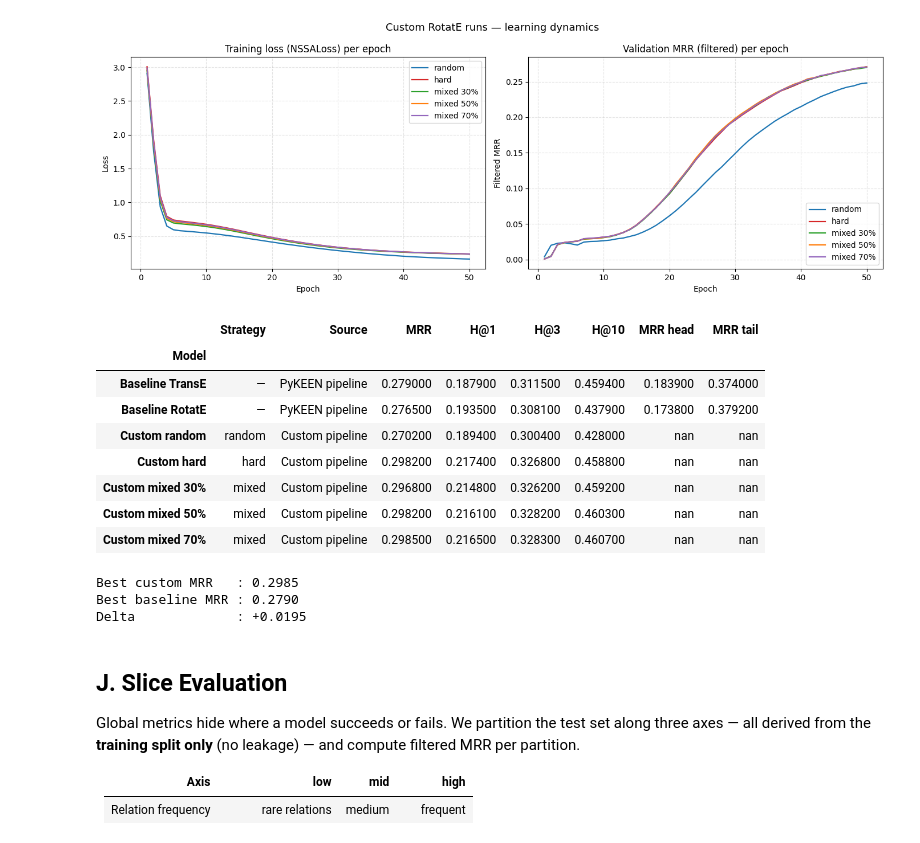
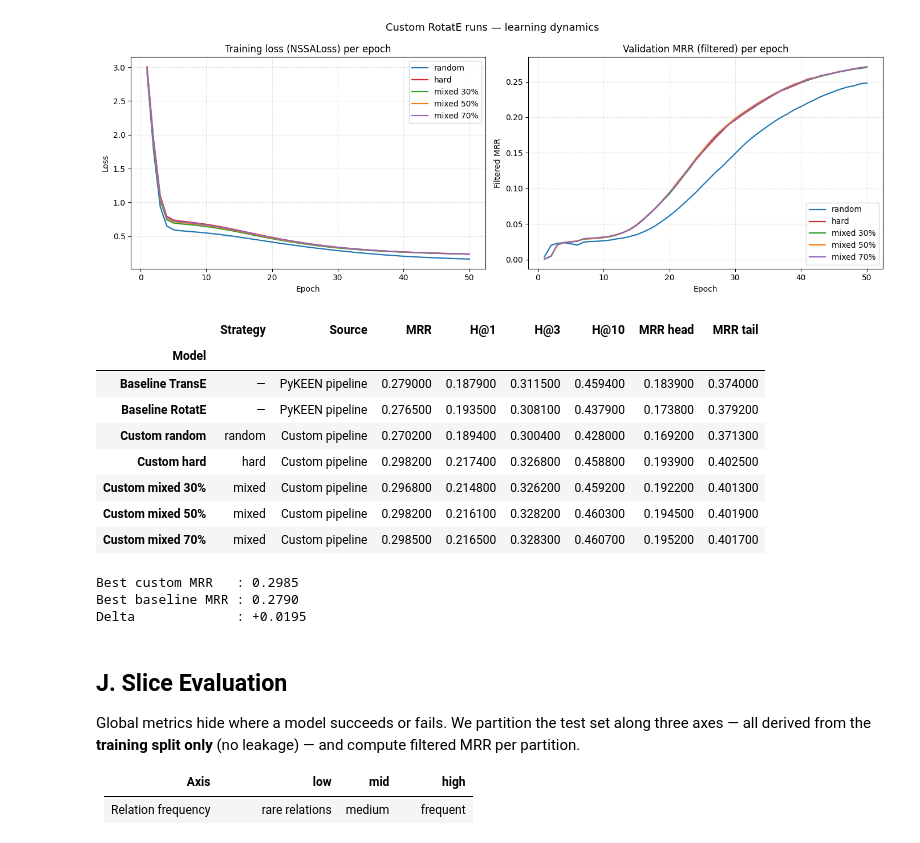
Before and after one commit to thaalia/dl_kg_project, a Jupyter notebook: code/train_pipeline_colab.ipynb, the cells around one changed output. Drawn from its saved outputs; the diff is of its cells as text; code cells hidden in the pictures.

```diff
--- a/code/train_pipeline_colab.ipynb
+++ b/code/train_pipeline_colab.ipynb
@@ -695,7 +695,7 @@ if not histories:
 # %% [output]
 [figure]
 # %%
-import re, pandas as pd
+import re, json, pandas as pd
 from IPython.display import display
 
 # Baseline numbers hard-coded from artifacts/baseline/*_summary.txt
@@ -724,41 +724,61 @@ def _parse_custom(path):
             d[m.group(1)] = float(m.group(2))
     return d
 
 rows = list(BASELINE_ROWS)
 for run_dir, (display_name, strategy) in RUN_DISPLAY.items():
     sp = custom_dir / run_dir / "summary.txt"
     if not sp.exists():
         continue
     d = _parse_custom(sp)
+
+    # Read head/tail MRR from slices.json global section if available
+    mrr_head, mrr_tail = None, None
+    slices_p = custom_dir / run_dir / "slices.json"
+    if slices_p.exists():
+        g = json.load(slices_p.open()).get("global", {})
+        mrr_head = g.get("mrr_head")
+        mrr_tail = g.get("mrr_tail")
+
     rows.append({
         "Model":    display_name, "Strategy": strategy, "Source": "Custom pipeline",
         "MRR":      d.get("test_mrr"),    "H@1":  d.get("test_hits_at_1"),
         "H@3":      d.get("test_hits_at_3"), "H@10": d.get("test_hits_at_10"),
-        "MRR head": None,                 "MRR tail": None,
+        "MRR head": mrr_head,
+        "MRR tail": mrr_tail,
     })
 
 results_df = pd.DataFrame(rows).set_index("Model")
-display(results_df.round(4).style.highlight_max(
-    subset=["MRR", "H@1", "H@3", "H@10"], color="lightgreen", axis=0
+
+HIGHLIGHT_COLS = ["MRR", "H@1", "H@3", "H@10", "MRR head", "MRR tail"]
+
+def _highlight_max(s):
+    col_max = s.max(skipna=True)
+    return ["background-color: lightgreen" if pd.notna(v) and v == col_max else ""
+            for v in s]
+
+display(results_df.round(4).style.apply(
+    _highlight_max,
+    subset=[c for c in HIGHLIGHT_COLS if c in results_df.columns],
+    axis=0,
 ))
 
 custom_mask = results_df["Source"] == "Custom pipeline"
 if custom_mask.any():
     best_custom = results_df.loc[custom_mask, "MRR"].max()
     best_base   = results_df.loc[~custom_mask, "MRR"].max()
     print(f"\nBest custom MRR   : {best_custom:.4f}")
     print(f"Best baseline MRR : {best_base:.4f}")
     print(f"Delta             : {best_custom - best_base:+.4f}")
 # %% [output]
 |  | Strategy | Source | MRR | H@1 | H@3 | H@10 | MRR head | MRR tail |
 | Model |  |  |  |  |  |  |  |  |
 | Baseline TransE | — | PyKEEN pipeline | 0.279000 | 0.187900 | 0.311500 | 0.459400 | 0.183900 | 0.374000 |
 | Baseline RotatE | — | PyKEEN pipeline | 0.276500 | 0.193500 | 0.308100 | 0.437900 | 0.173800 | 0.379200 |
-| Custom random | random | Custom pipeline | 0.270200 | 0.189400 | 0.300400 | 0.428000 | nan | nan |
-| Custom hard | hard | Custom pipeline | 0.298200 | 0.217400 | 0.326800 | 0.458800 | nan | nan |
-| Custom mixed 30% | mixed | Custom pipeline | 0.296800 | 0.214800 | 0.326200 | 0.459200 | nan | nan |
-| Custom mixed 50% | mixed | Custom pipeline | 0.298200 | 0.216100 | 0.328200 | 0.460300 | nan | nan |
-| Custom mixed 70% | mixed | Custom pipeline | 0.298500 | 0.216500 | 0.328300 | 0.460700 | nan | nan |
+| Custom random | random | Custom pipeline | 0.270200 | 0.189400 | 0.300400 | 0.428000 | 0.169200 | 0.371300 |
+| Custom hard | hard | Custom pipeline | 0.298200 | 0.217400 | 0.326800 | 0.458800 | 0.193900 | 0.402500 |
+| Custom mixed 30% | mixed | Custom pipeline | 0.296800 | 0.214800 | 0.326200 | 0.459200 | 0.192200 | 0.401300 |
+| Custom mixed 50% | mixed | Custom pipeline | 0.298200 | 0.216100 | 0.328200 | 0.460300 | 0.194500 | 0.401900 |
+| Custom mixed 70% | mixed | Custom pipeline | 0.298500 | 0.216500 | 0.328300 | 0.460700 | 0.195200 | 0.401700 |
 Best custom MRR   : 0.2985
 Best baseline MRR : 0.2790
 Delta             : +0.0195
```
Also changed, not shown: parts of 6 cells of this notebook, 9 other files.
